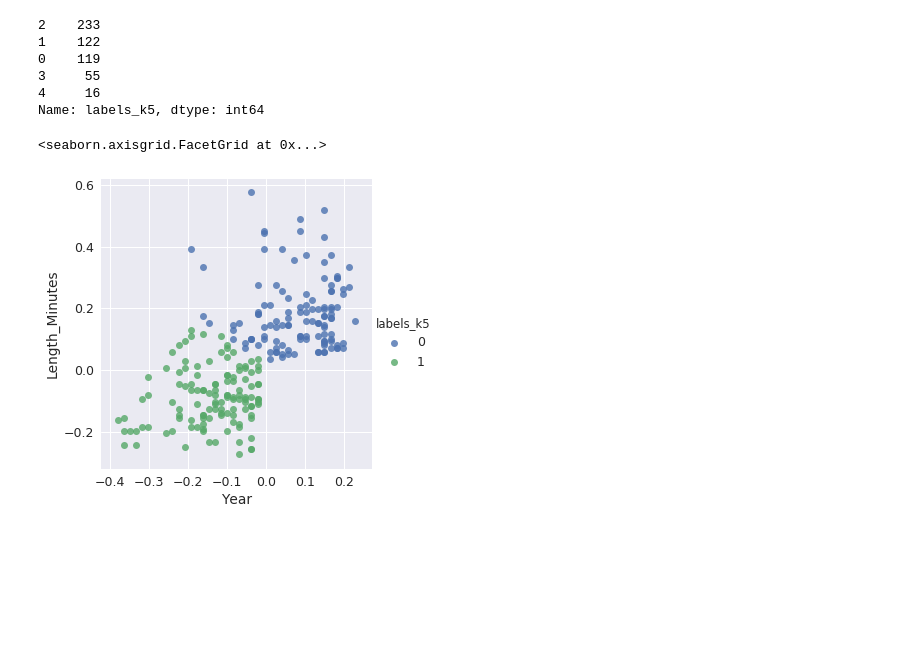
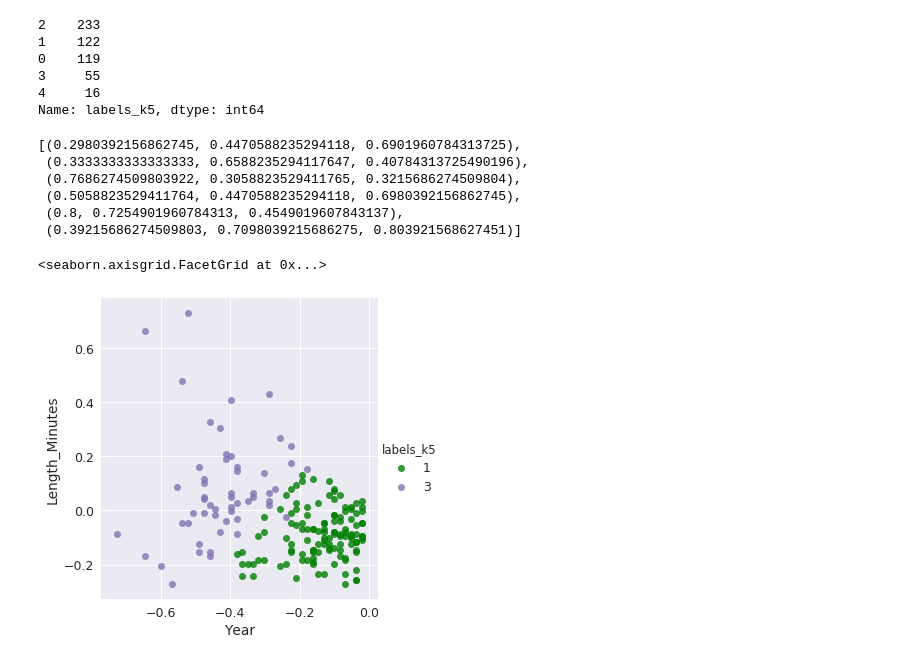
Before and after one commit to Euphe/data_analysis_project, a Jupyter notebook: hw2.ipynb, the cells around one changed output. Cells and saved outputs as stored; diff of their text form; code cells hidden in the pictures; blank space fills up the shorter version.

```diff
--- a/hw2.ipynb
+++ b/hw2.ipynb
@@ -162,18 +162,28 @@ task_df.labels_k5.value_counts()
 3     55
 4     16
 Name: labels_k5, dtype: int64
+# %%
+sns.color_palette()
+#sns.palplot(sns.color_palette())
+# %% [output]
+[(0.2980392156862745, 0.4470588235294118, 0.6901960784313725),
+ (0.3333333333333333, 0.6588235294117647, 0.40784313725490196),
+ (0.7686274509803922, 0.3058823529411765, 0.3215686274509804),
+ (0.5058823529411764, 0.4470588235294118, 0.6980392156862745),
+ (0.8, 0.7254901960784313, 0.4549019607843137),
+ (0.39215686274509803, 0.7098039215686275, 0.803921568627451)]
 # %%
-# Let's inspect two clusters closely: cluster 0 and 1.
+# Let's inspect two clusters closely: cluster 3 and 1.
 # About them we know:
-# Cluster 1 contains mostly old, pre-1980 movies. Cluster 0 is about the 90-s.
-# Cluster 0 has over 2 times the amount of movies compared to cluster 1.
+# Cluster 3 contains mostly old, pre-1980 movies. Cluster 1 is about the 90-s.
 # We do not know much about the body count difference between them however.
-cluster_0 = df[task_df['labels_k5'] == 0]
-cluster_1 = df[task_df['labels_k5'] == 1]
-sns.lmplot(x="Year", y="Length_Minutes", fit_reg=False, data=task_df[(task_df['labels_k5'] == 0)|(task_df['labels_k5'] == 1)], hue='labels_k5')
+cluster_0 = df[task_df['labels_k5'] == 1]
+cluster_1 = df[task_df['labels_k5'] == 3]
+cl3_color= (0.5058823529411764, 0.4470588235294118, 0.6980392156862745)
+sns.lmplot(x="Year", y="Length_Minutes", fit_reg=False, data=task_df[(task_df['labels_k5'] == 3)|(task_df['labels_k5'] == 1)], hue='labels_k5', palette={1: 'g', 3: cl3_color})
 # %% [output]
 <seaborn.axisgrid.FacetGrid at 0x...>
-[figure, old version]
+[figure, new version]
 # %%
 # We will compare their Body_Count, as the most interesting feature.
 target_feature = 'Body_Count'
```
Also changed, not shown: parts of 9 cells of this notebook, 4 other files.
